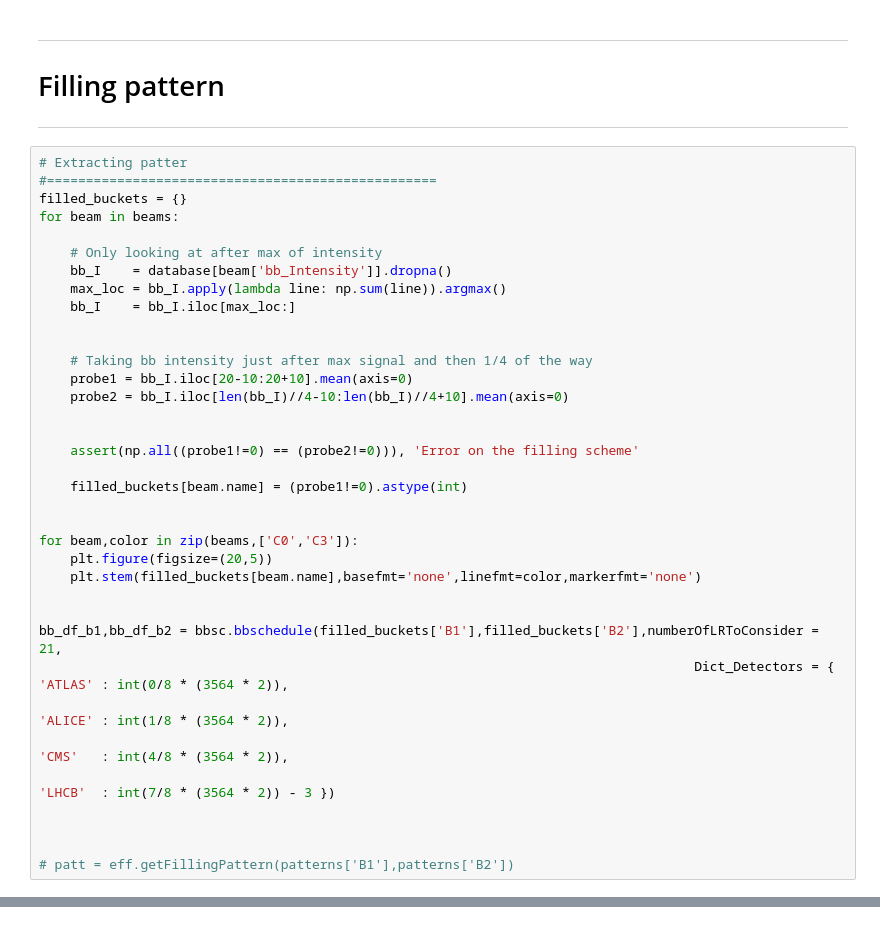
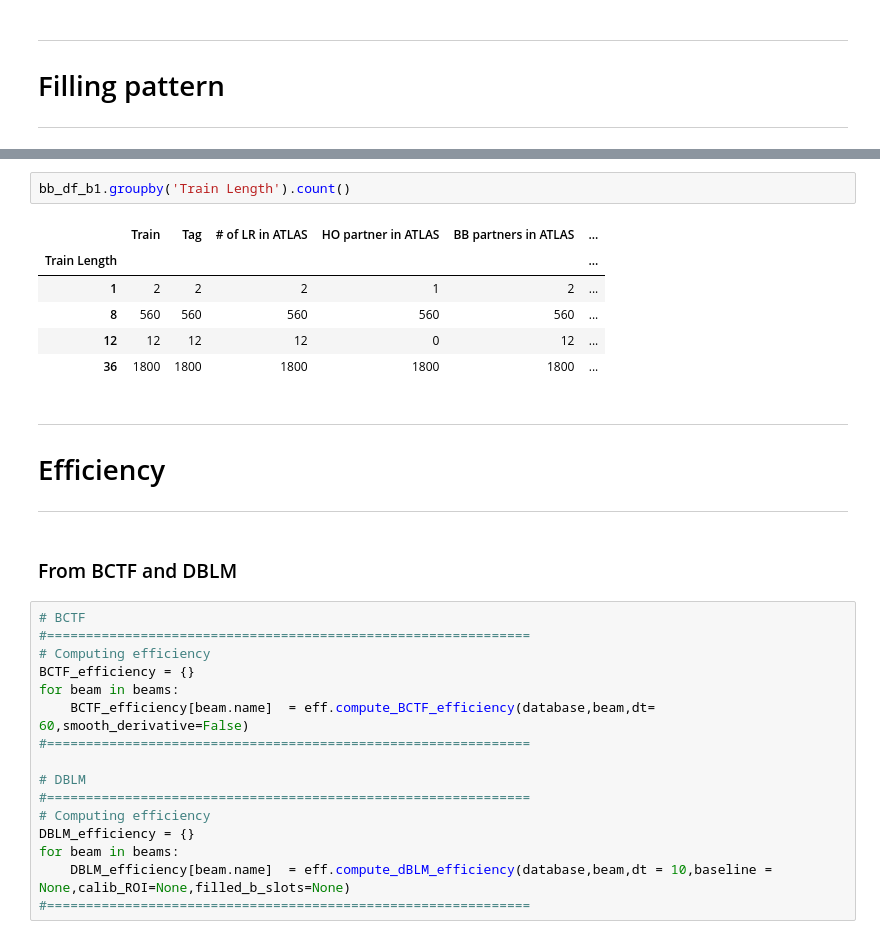
Before and after one commit to pbelange/WireDAQ, a Jupyter notebook: 002_temp.ipynb, the cells around one changed output, grey strips where cells are left out. Saved outputs shown, nothing was run; the diff lists cells and outputs as text.

```diff
--- a/002_temp.ipynb
+++ b/002_temp.ipynb
@@ -188,39 +355,3 @@ plt.tight_layout()
 ---
 # Filling pattern
 ---
-# %%
-# Extracting patter
-#==================================================
-filled_buckets = {}
-for beam in beams:
-
-    # Only looking at after max of intensity
-    bb_I    = database[beam['bb_Intensity']].dropna()
-    max_loc = bb_I.apply(lambda line: np.sum(line)).argmax()
-    bb_I    = bb_I.iloc[max_loc:]
-
-
-    # Taking bb intensity just after max signal and then 1/4 of the way
-    probe1 = bb_I.iloc[20-10:20+10].mean(axis=0)
-    probe2 = bb_I.iloc[len(bb_I)//4-10:len(bb_I)//4+10].mean(axis=0)
-
-
-    assert(np.all((probe1!=0) == (probe2!=0))), 'Error on the filling scheme'
-
-    filled_buckets[beam.name] = (probe1!=0).astype(int)
-
-
-for beam,color in zip(beams,['C0','C3']):
-    plt.figure(figsize=(20,5))
-    plt.stem(filled_buckets[beam.name],basefmt='none',linefmt=color,markerfmt='none')
-
-
-bb_df_b1,bb_df_b2 = bbsc.bbschedule(filled_buckets['B1'],filled_buckets['B2'],numberOfLRToConsider = 21,
-                                                                                    Dict_Detectors = {  'ATLAS' : int(0/8 * (3564 * 2)),
-                                                                                                        'ALICE' : int(1/8 * (3564 * 2)),
-                                                                                                        'CMS'   : int(4/8 * (3564 * 2)),
-                                                                                                        'LHCB'  : int(7/8 * (3564 * 2)) - 3 })
-
-
-
-# patt = eff.getFillingPattern(patterns['B1'],patterns['B2'])
@@ -331,2 +417,33 @@ array([False, False, False, ..., False, False, False])
+# %%
+bb_df_b1.groupby('Train Length').count()
+# %% [output]
+|  | Train | Tag | # of LR in ATLAS | HO partner in ATLAS | BB partners in ATLAS | ... |
+| Train Length |  |  |  |  |  | ... |
+| 1 | 2 | 2 | 2 | 1 | 2 | ... |
+| 8 | 560 | 560 | 560 | 560 | 560 | ... |
+| 12 | 12 | 12 | 12 | 0 | 12 | ... |
+| 36 | 1800 | 1800 | 1800 | 1800 | 1800 | ... |
+# %% [markdown]
+---
+# Efficiency
+---
+# %% [markdown]
+### From BCTF and DBLM
+# %%
+# BCTF
+#==============================================================
+# Computing efficiency
+BCTF_efficiency = {}
+for beam in beams:
+    BCTF_efficiency[beam.name]  = eff.compute_BCTF_efficiency(database,beam,dt= 60,smooth_derivative=False)
+#==============================================================
+
+# DBLM
+#==============================================================
+# Computing efficiency
+DBLM_efficiency = {}
+for beam in beams:
+    DBLM_efficiency[beam.name]  = eff.compute_dBLM_efficiency(database,beam,dt = 10,baseline = None,calib_ROI=None,filled_b_slots=None)
+#==============================================================
 # %%
 # %% [output]
```
Also changed, not shown: parts of 31 cells of this notebook, 4 other files.
